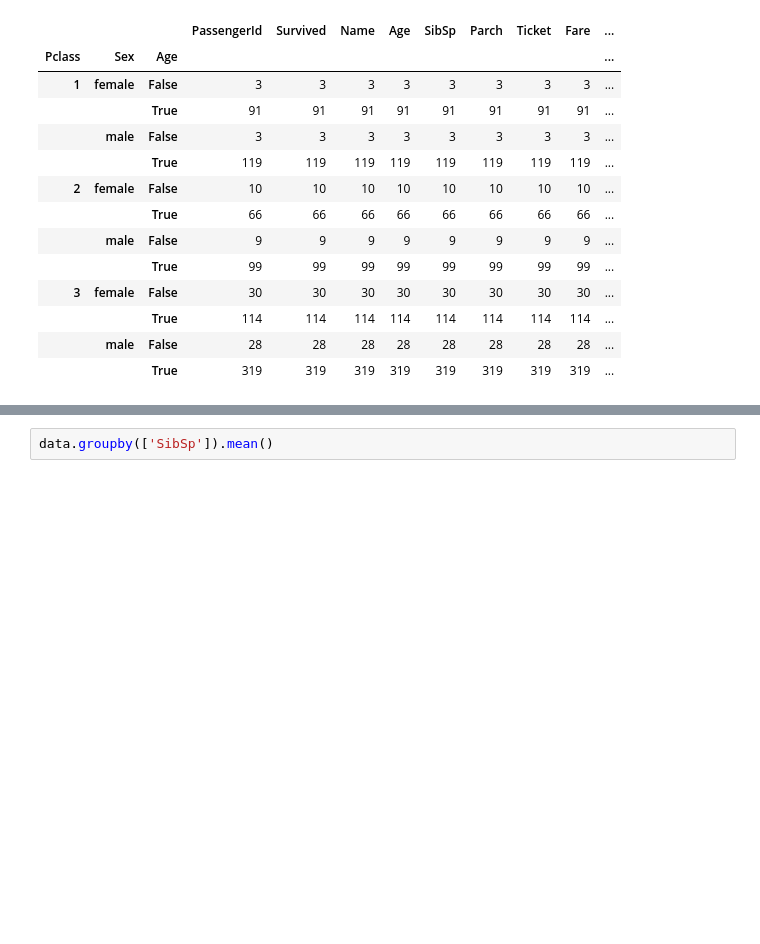
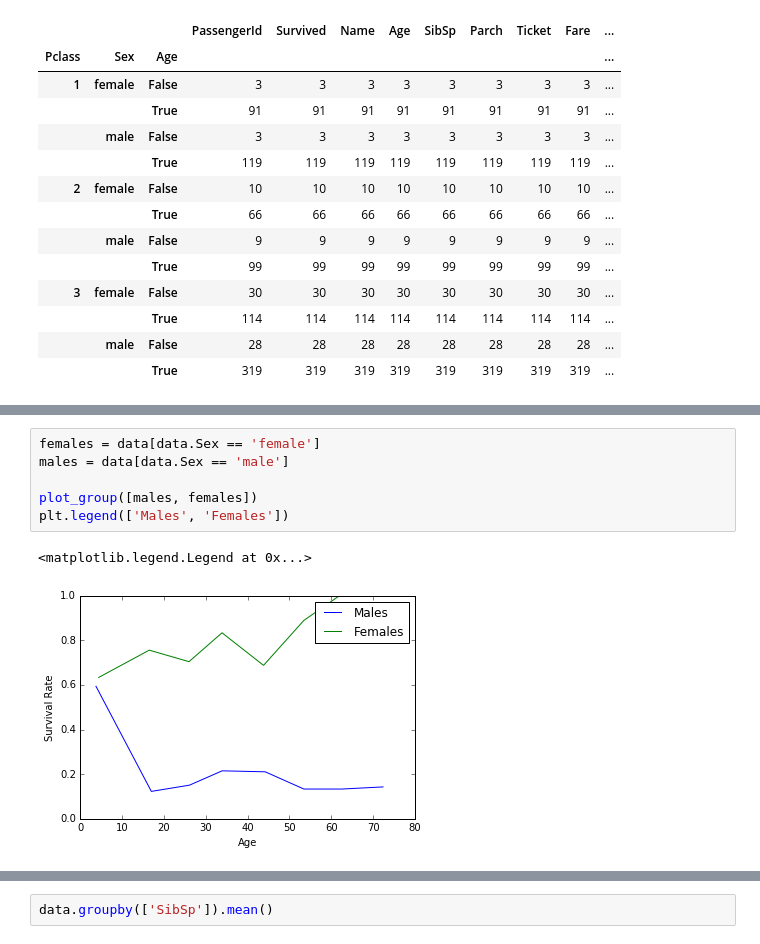
Before and after one commit to phuston/DataScience16WarmupProject, a Jupyter notebook: data_explore.ipynb, the cells around one changed output, grey strips where cells are left out. Drawn from its saved outputs; the diff is of its cells as text; blank space fills up the shorter version.

```diff
--- a/data_explore.ipynb
+++ b/data_explore.ipynb
@@ -107,0 +107,9 @@ KeyError: 0
+# %%
+females = data[data.Sex == 'female']
+males = data[data.Sex == 'male']
+
+plot_group([males, females])
+plt.legend(['Males', 'Females'])
+# %% [output]
+<matplotlib.legend.Legend at 0x...>
+[figure, added]
```
Also changed, not shown: parts of 19 cells of this notebook.
